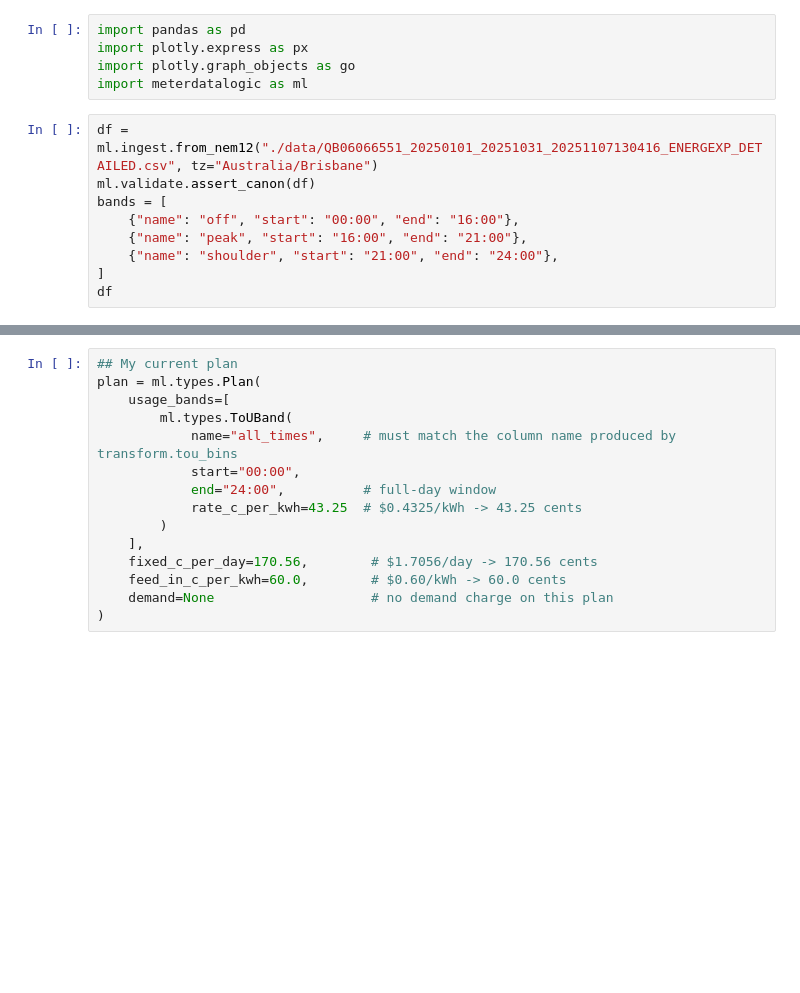
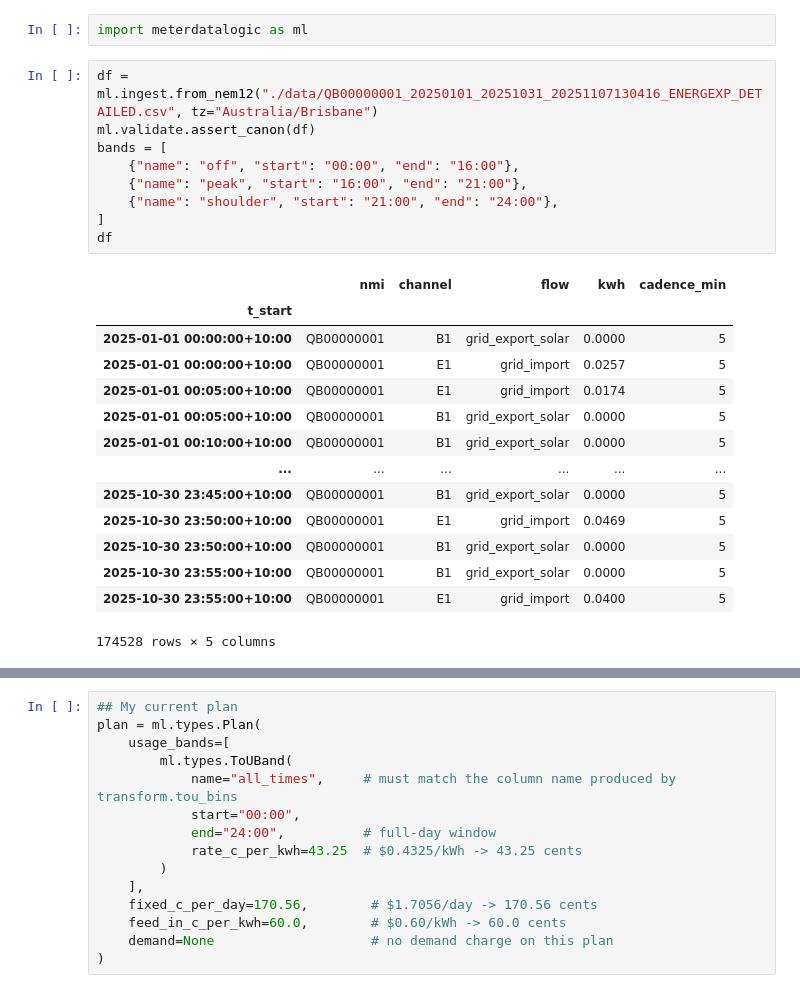
Before and after one commit to tylerharden/meterdatalogic, a Jupyter notebook: examples/test_pricing.ipynb, the cells around one changed output, grey strips where cells are left out. Saved outputs shown, nothing was run; the diff lists cells and outputs as text; blank space fills up the shorter version.

```diff
--- a/examples/test_pricing.ipynb
+++ b/examples/test_pricing.ipynb
@@ -1,15 +1,27 @@
 # %%
-import pandas as pd
-import plotly.express as px
-import plotly.graph_objects as go
 import meterdatalogic as ml
 # %%
-df = ml.ingest.from_nem12("./data/QB06066551_20250101_20251031_20251107130416_ENERGEXP_DETAILED.csv", tz="Australia/Brisbane")
+df = ml.ingest.from_nem12("./data/QB00000001_20250101_20251031_20251107130416_ENERGEXP_DETAILED.csv", tz="Australia/Brisbane")
 ml.validate.assert_canon(df)
 bands = [
     {"name": "off", "start": "00:00", "end": "16:00"},
     {"name": "peak", "start": "16:00", "end": "21:00"},
     {"name": "shoulder", "start": "21:00", "end": "24:00"},
 ]
 df
+# %% [output]
+|  | nmi | channel | flow | kwh | cadence_min |
+| t_start |  |  |  |  |  |
+| 2025-01-01 00:00:00+10:00 | QB00000001 | B1 | grid_export_solar | 0.0000 | 5 |
+| 2025-01-01 00:00:00+10:00 | QB00000001 | E1 | grid_import | 0.0257 | 5 |
+| 2025-01-01 00:05:00+10:00 | QB00000001 | E1 | grid_import | 0.0174 | 5 |
+| 2025-01-01 00:05:00+10:00 | QB00000001 | B1 | grid_export_solar | 0.0000 | 5 |
+| 2025-01-01 00:10:00+10:00 | QB00000001 | B1 | grid_export_solar | 0.0000 | 5 |
+| ... | ... | ... | ... | ... | ... |
+| 2025-10-30 23:45:00+10:00 | QB00000001 | B1 | grid_export_solar | 0.0000 | 5 |
+| 2025-10-30 23:50:00+10:00 | QB00000001 | E1 | grid_import | 0.0469 | 5 |
+| 2025-10-30 23:50:00+10:00 | QB00000001 | B1 | grid_export_solar | 0.0000 | 5 |
+| 2025-10-30 23:55:00+10:00 | QB00000001 | B1 | grid_export_solar | 0.0000 | 5 |
+| 2025-10-30 23:55:00+10:00 | QB00000001 | E1 | grid_import | 0.0400 | 5 |
+174528 rows × 5 columns
 # %%
```
Also changed, not shown: parts of 4 cells of this notebook, 4 other files.
